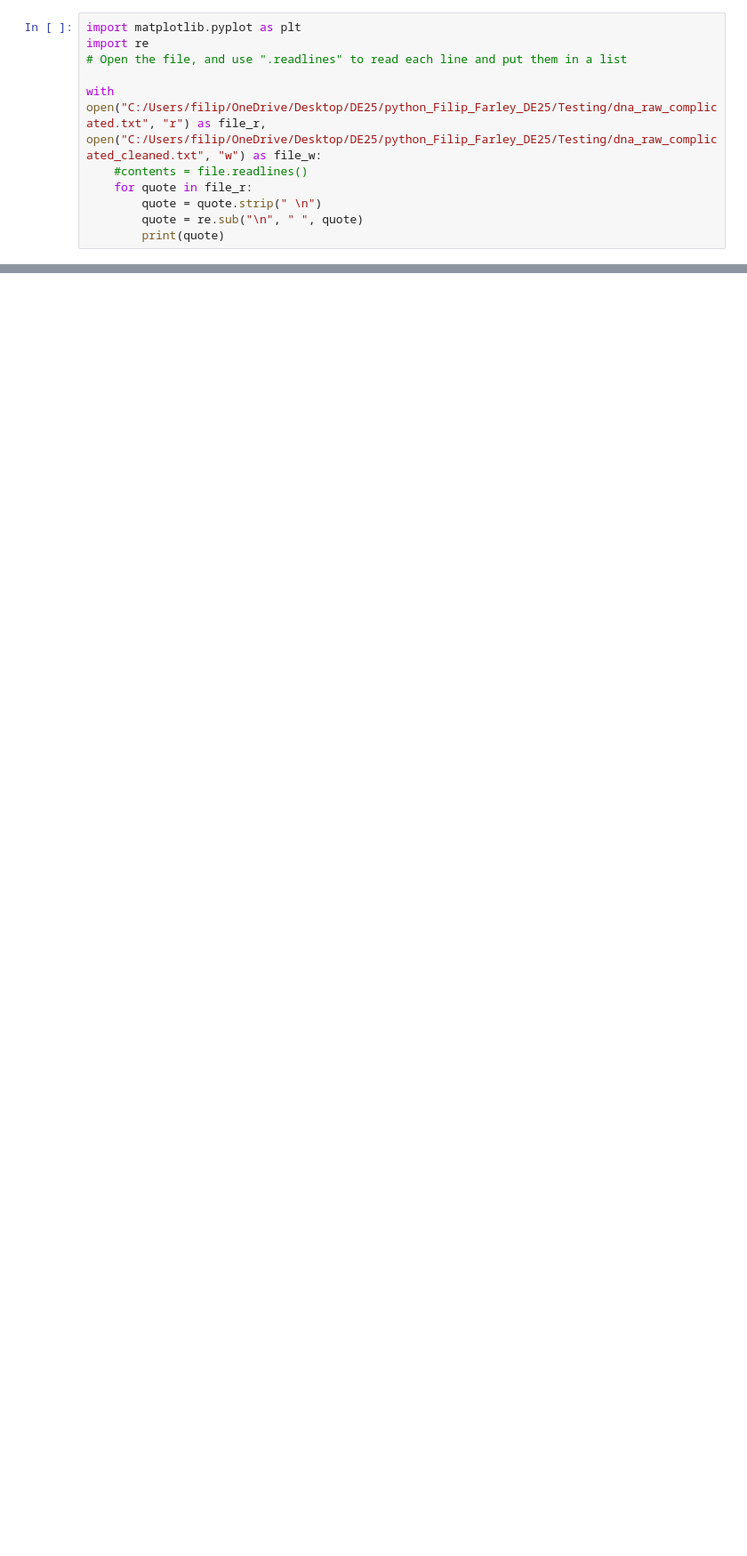
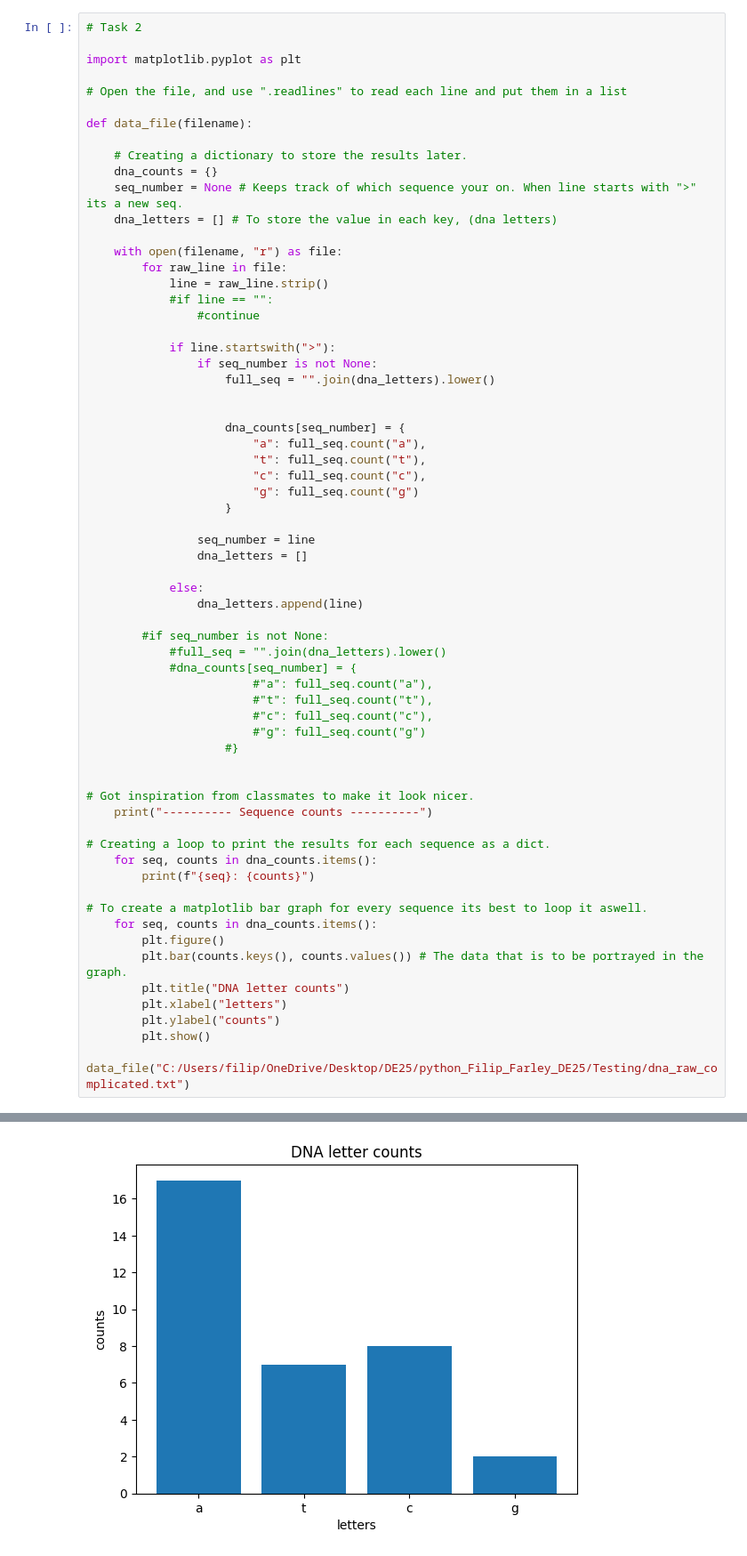
Before and after one commit to Farleys46/python_Filip_Farley_DE25, a Jupyter notebook: Testing/testing.ipynb, the cells around one changed output, grey strips where cells are left out. Shown at 89% size. Drawn from its saved outputs; the diff is of its cells as text; blank space fills up the shorter version.

```diff
--- a/Testing/testing.ipynb
+++ b/Testing/testing.ipynb
@@ -1,12 +1,66 @@
 # %%
+# Task 2
+
 import matplotlib.pyplot as plt
-import re
+
 # Open the file, and use ".readlines" to read each line and put them in a list
 
-with open("C:/Users/filip/OneDrive/Desktop/DE25/python_Filip_Farley_DE25/Testing/dna_raw_complicated.txt", "r") as file_r, open("C:/Users/filip/OneDrive/Desktop/DE25/python_Filip_Farley_DE25/Testing/dna_raw_complicated_cleaned.txt", "w") as file_w:
-    #contents = file.readlines()
-    for quote in file_r:
-        quote = quote.strip(" \n")
-        quote = re.sub("\n", " ", quote)
-        print(quote)
+def data_file(filename):
+
+    # Creating a dictionary to store the results later.
+    dna_counts = {}
+    seq_number = None # Keeps track of which sequence your on. When line starts with ">" its a new seq.
+    dna_letters = [] # To store the value in each key, (dna letters)
+
+    with open(filename, "r") as file:
+        for raw_line in file:
+            line = raw_line.strip()
+            #if line == "":
+                #continue
+
+            if line.startswith(">"):
+                if seq_number is not None:
+                    full_seq = "".join(dna_letters).lower()
+
+
+                    dna_counts[seq_number] = {
+                        "a": full_seq.count("a"),
+                        "t": full_seq.count("t"),
+                        "c": full_seq.count("c"),
+                        "g": full_seq.count("g")
+                    }
+
+                seq_number = line
+                dna_letters = []
+
+            else:
+                dna_letters.append(line)
+
+        #if seq_number is not None:
+            #full_seq = "".join(dna_letters).lower()
+            #dna_counts[seq_number] = {
+                        #"a": full_seq.count("a"),
+                        #"t": full_seq.count("t"),
+                        #"c": full_seq.count("c"),
+                        #"g": full_seq.count("g")
+                    #}
+
+
+# Got inspiration from classmates to make it look nicer.
+    print("---------- Sequence counts ----------")
+
+# Creating a loop to print the results for each sequence as a dict.
+    for seq, counts in dna_counts.items():
+        print(f"{seq}: {counts}")
+
+# To create a matplotlib bar graph for every sequence its best to loop it aswell.
+    for seq, counts in dna_counts.items():
+        plt.figure()
+        plt.bar(counts.keys(), counts.values()) # The data that is to be portrayed in the graph.
+        plt.title("DNA letter counts")
+        plt.xlabel("letters")
+        plt.ylabel("counts")
+        plt.show()
+
+data_file("C:/Users/filip/OneDrive/Desktop/DE25/python_Filip_Farley_DE25/Testing/dna_raw_complicated.txt")
 # %% [output]
@@ -25,0 +71 @@ Error:
+[figure, added]
```
Also changed, not shown: parts of 2 cells of this notebook, 11 other files.
